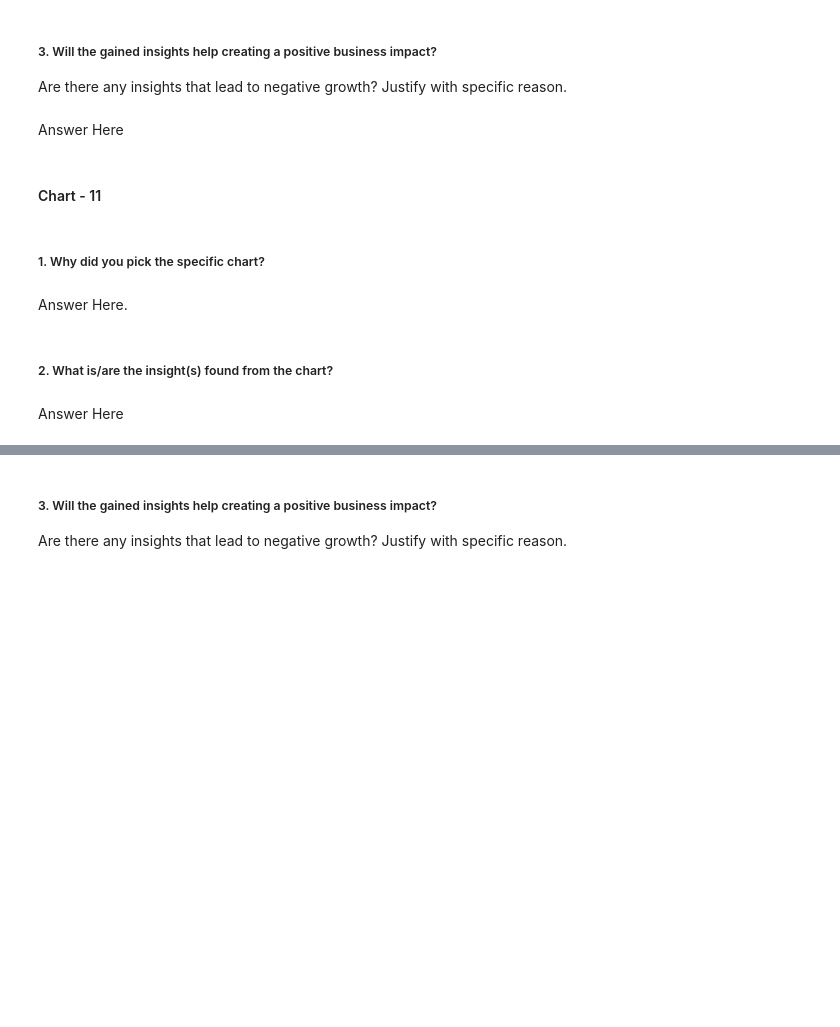
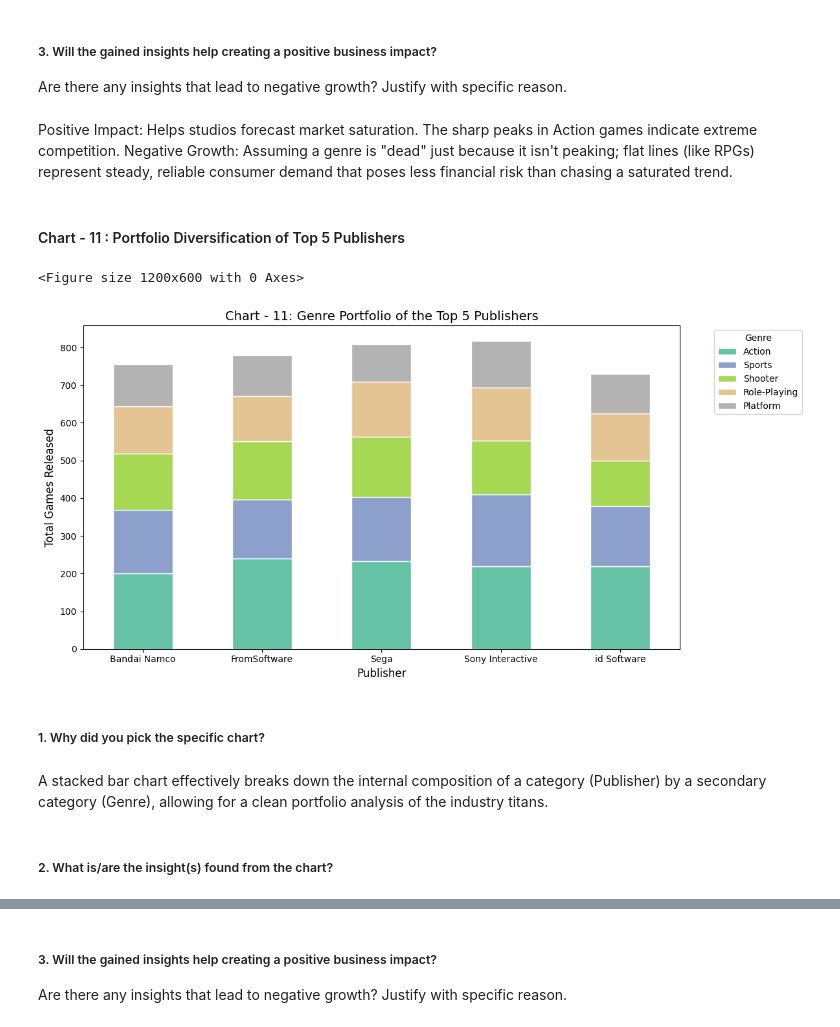
Before and after one commit to VishalChauhan85/Video-Game-Sales-EDA-Capstone, a Jupyter notebook: Video_Game_Sales_&_Metacritic_Intelligence_(Vishal_Chauhan).ipynb, the cells around one changed output, grey strips where cells are left out. Drawn from its saved outputs; the diff is of its cells as text; code cells hidden in the pictures; blank space fills up the shorter version.

```diff
--- a/Video_Game_Sales_&_Metacritic_Intelligence_(Vishal_Chauhan).ipynb
+++ b/Video_Game_Sales_&_Metacritic_Intelligence_(Vishal_Chauhan).ipynb
@@ -492,7 +505,7 @@ Answer Here
 # %% [markdown]
 ##### 3. Will the gained insights help creating a positive business impact?
 Are there any insights that lead to negative growth? Justify with specific reason.
-# %% [markdown]
-Answer Here
+# %% [markdown]
+Positive Impact: Helps studios forecast market saturation. The sharp peaks in Action games indicate extreme competition. Negative Growth: Assuming a genre is "dead" just because it isn't peaking; flat lines (like RPGs) represent steady, reliable consumer demand that poses less financial risk than chasing a saturated trend.
 # %% [markdown]
-#### Chart - 11
+#### Chart - 11 : Portfolio Diversification of Top 5 Publishers
@@ -501,8 +512,28 @@ Answer Here
+# %%
+# --- CHART 11: Portfolio Diversification of Top 5 Publishers ---
+plt.figure(figsize=(12, 6))
+top_5_pubs = df_clean['publisher'].value_counts().head(5).index
+pub_data = df_clean[df_clean['publisher'].isin(top_5_pubs)]
+
+# Cross-tabulate Publishers and Genres (using Top 5 Genres to keep it clean)
+pub_genre_ct = pd.crosstab(pub_data['publisher'], pub_data['genre'])
+# Keep only the columns of the top 5 genres to avoid clutter
+pub_genre_ct = pub_genre_ct[top_5_genres]
+
+pub_genre_ct.plot(kind='bar', stacked=True, figsize=(12, 6), colormap='Set2', edgecolor='white')
+plt.title('Chart - 11: Genre Portfolio of the Top 5 Publishers', fontsize=14)
+plt.xlabel('Publisher', fontsize=12)
+plt.ylabel('Total Games Released', fontsize=12)
+plt.xticks(rotation=0)
+plt.legend(title='Genre', bbox_to_anchor=(1.05, 1), loc='upper left')
+plt.tight_layout()
+plt.show()
+# %% [output]
+<Figure size 1200x600 with 0 Axes>
+[figure, added]
 # %% [markdown]
 ##### 1. Why did you pick the specific chart?
-# %% [markdown]
-Answer Here.
+# %% [markdown]
+A stacked bar chart effectively breaks down the internal composition of a category (Publisher) by a secondary category (Genre), allowing for a clean portfolio analysis of the industry titans.
 # %% [markdown]
 ##### 2. What is/are the insight(s) found from the chart?
-# %% [markdown]
-Answer Here
```
Also changed, not shown: parts of 41 cells of this notebook.
